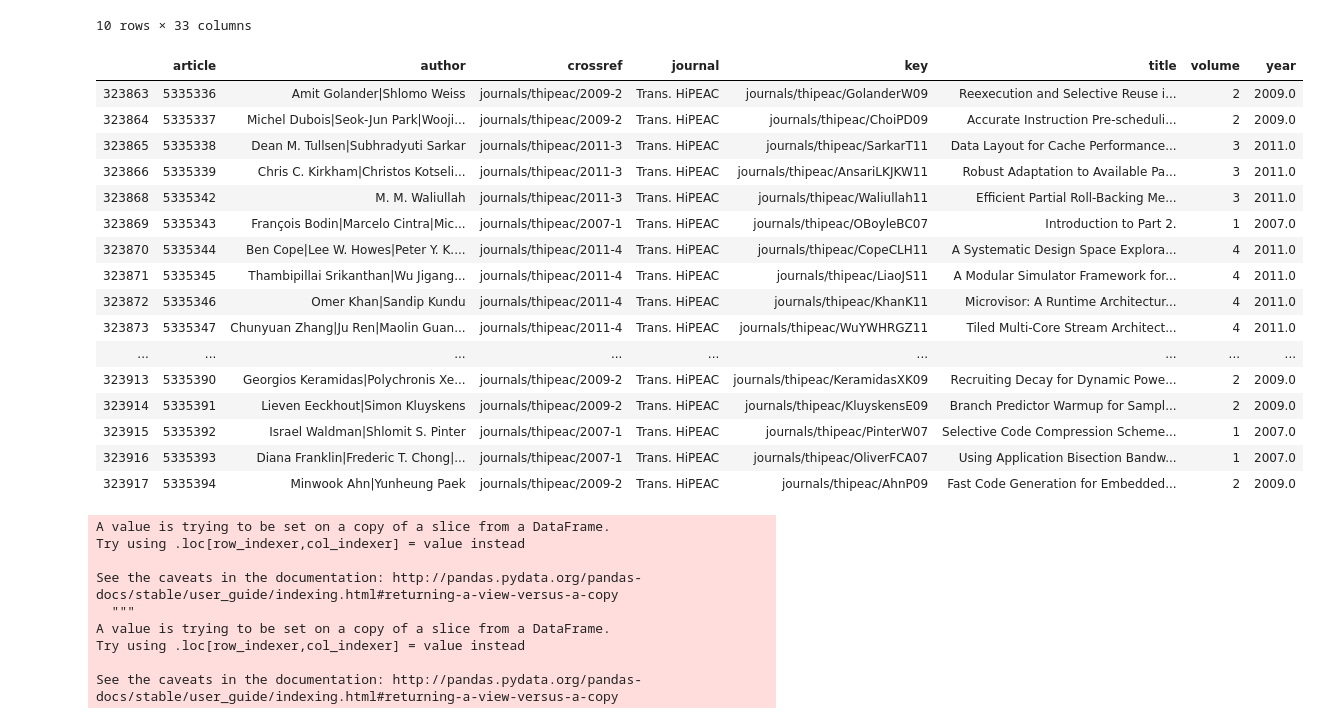
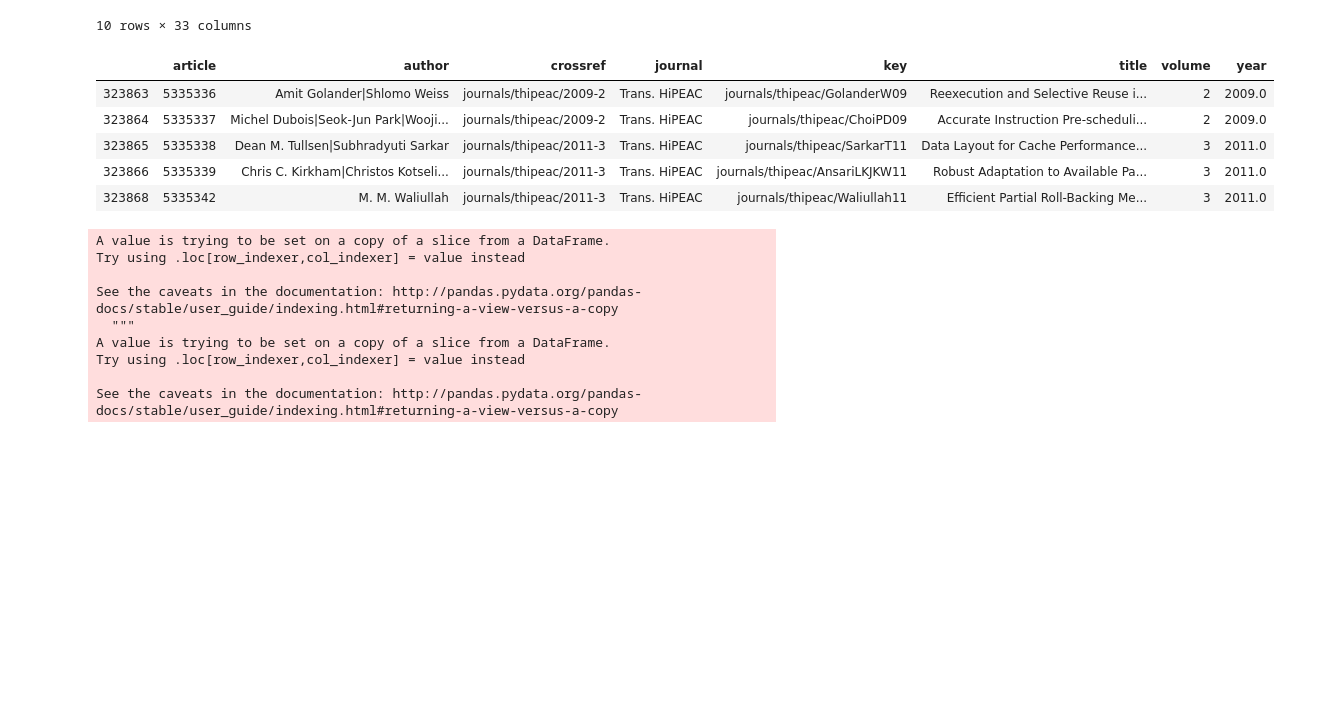
Before and after one commit to JimTsesm/Property-graph-for-DBLP, a Jupyter notebook: src/preprocessing/Preprocessing_article.ipynb, the cells around one changed output. Cells and saved outputs as stored; diff of their text form; code cells hidden in the pictures; blank space fills up the shorter version.

```diff
--- a/src/preprocessing/Preprocessing_article.ipynb
+++ b/src/preprocessing/Preprocessing_article.ipynb
@@ -24,25 +24,14 @@ data.head(10)
 # %%
 jv = data[['article','author','crossref','journal','key','title','volume','year']]
 jv = jv.dropna()
-jv.head(50)
+jv.head(5)
 # %% [output]
 |  | article | author | crossref | journal | key | title | volume | year |
 | 323863 | 5335336 | Amit Golander|Shlomo Weiss | journals/thipeac/2009-2 | Trans. HiPEAC | journals/thipeac/GolanderW09 | Reexecution and Selective Reuse i... | 2 | 2009.0 |
 | 323864 | 5335337 | Michel Dubois|Seok-Jun Park|Wooji... | journals/thipeac/2009-2 | Trans. HiPEAC | journals/thipeac/ChoiPD09 | Accurate Instruction Pre-scheduli... | 2 | 2009.0 |
 | 323865 | 5335338 | Dean M. Tullsen|Subhradyuti Sarkar | journals/thipeac/2011-3 | Trans. HiPEAC | journals/thipeac/SarkarT11 | Data Layout for Cache Performance... | 3 | 2011.0 |
 | 323866 | 5335339 | Chris C. Kirkham|Christos Kotseli... | journals/thipeac/2011-3 | Trans. HiPEAC | journals/thipeac/AnsariLKJKW11 | Robust Adaptation to Available Pa... | 3 | 2011.0 |
 | 323868 | 5335342 | M. M. Waliullah | journals/thipeac/2011-3 | Trans. HiPEAC | journals/thipeac/Waliullah11 | Efficient Partial Roll-Backing Me... | 3 | 2011.0 |
-| 323869 | 5335343 | François Bodin|Marcelo Cintra|Mic... | journals/thipeac/2007-1 | Trans. HiPEAC | journals/thipeac/OBoyleBC07 | Introduction to Part 2. | 1 | 2007.0 |
-| 323870 | 5335344 | Ben Cope|Lee W. Howes|Peter Y. K.... | journals/thipeac/2011-4 | Trans. HiPEAC | journals/thipeac/CopeCLH11 | A Systematic Design Space Explora... | 4 | 2011.0 |
-| 323871 | 5335345 | Thambipillai Srikanthan|Wu Jigang... | journals/thipeac/2011-4 | Trans. HiPEAC | journals/thipeac/LiaoJS11 | A Modular Simulator Framework for... | 4 | 2011.0 |
-| 323872 | 5335346 | Omer Khan|Sandip Kundu | journals/thipeac/2011-4 | Trans. HiPEAC | journals/thipeac/KhanK11 | Microvisor: A Runtime Architectur... | 4 | 2011.0 |
-| 323873 | 5335347 | Chunyuan Zhang|Ju Ren|Maolin Guan... | journals/thipeac/2011-4 | Trans. HiPEAC | journals/thipeac/WuYWHRGZ11 | Tiled Multi-Core Stream Architect... | 4 | 2011.0 |
-| ... | ... | ... | ... | ... | ... | ... | ... | ... |
-| 323913 | 5335390 | Georgios Keramidas|Polychronis Xe... | journals/thipeac/2009-2 | Trans. HiPEAC | journals/thipeac/KeramidasXK09 | Recruiting Decay for Dynamic Powe... | 2 | 2009.0 |
-| 323914 | 5335391 | Lieven Eeckhout|Simon Kluyskens | journals/thipeac/2009-2 | Trans. HiPEAC | journals/thipeac/KluyskensE09 | Branch Predictor Warmup for Sampl... | 2 | 2009.0 |
-| 323915 | 5335392 | Israel Waldman|Shlomit S. Pinter | journals/thipeac/2007-1 | Trans. HiPEAC | journals/thipeac/PinterW07 | Selective Code Compression Scheme... | 1 | 2007.0 |
-| 323916 | 5335393 | Diana Franklin|Frederic T. Chong|... | journals/thipeac/2007-1 | Trans. HiPEAC | journals/thipeac/OliverFCA07 | Using Application Bisection Bandw... | 1 | 2007.0 |
-| 323917 | 5335394 | Minwook Ahn|Yunheung Paek | journals/thipeac/2009-2 | Trans. HiPEAC | journals/thipeac/AhnP09 | Fast Code Generation for Embedded... | 2 | 2009.0 |
 # %%
 #Journal
 journal=jv['journal'].unique()
```
Also changed, not shown: parts of 7 cells of this notebook, 2 other files.
